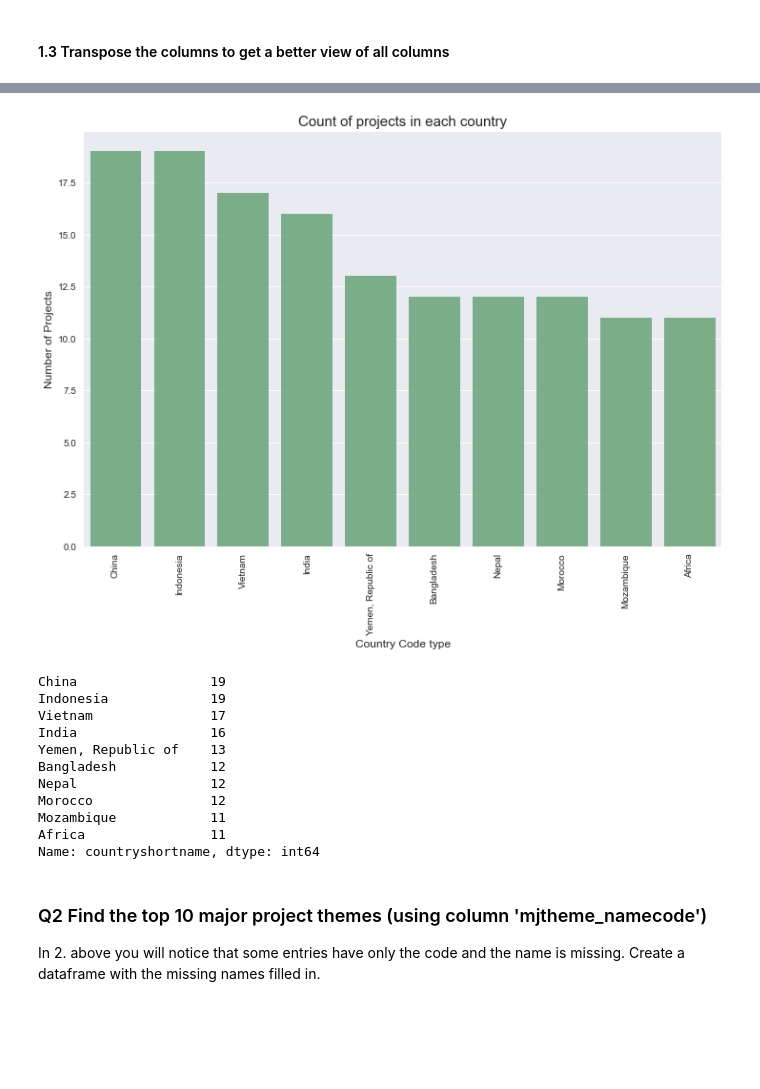
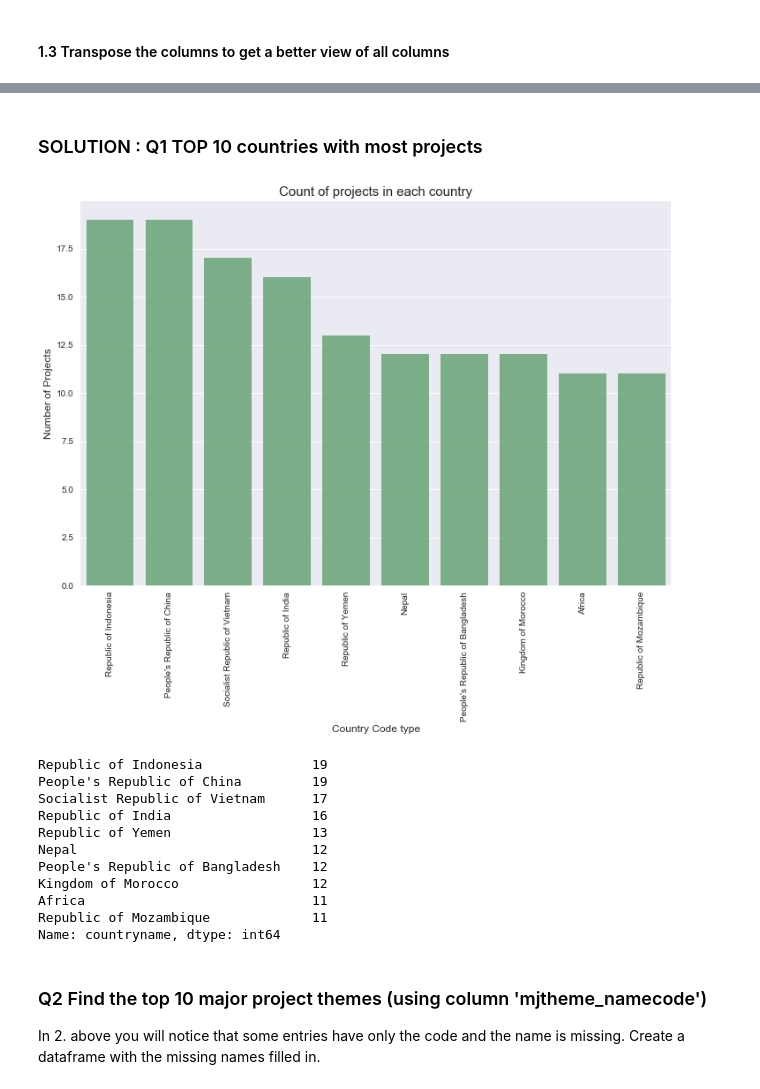
Before and after one commit to krajeshj/SpringBoardSubmissions, a Jupyter notebook: data_wrangling_json/krj_submission_json_exercise.ipynb, the cells around one changed output, grey strips where cells are left out. Cells and saved outputs as stored; diff of their text form; code cells hidden in the pictures; blank space fills up the shorter version.

```diff
--- a/data_wrangling_json/krj_submission_json_exercise.ipynb
+++ b/data_wrangling_json/krj_submission_json_exercise.ipynb
@@ -143,36 +110,38 @@ wbd_df.transpose()
+# %% [markdown]
+###  SOLUTION :  Q1 TOP 10 countries with most projects
 # %%
 # Lets count the country's with most counts - count of projects
 % matplotlib inline
 import numpy as np
 import seaborn as sns
 import matplotlib.pyplot as plt
 color = sns.color_palette()
 
-cnt_proj = wbd_df.countryshortname.value_counts()
+cnt_proj = wbd_df.countryname.value_counts()
 cnt_proj_top_10 = cnt_proj[0:10]
 plt.figure(figsize=(12,8))
 sns.barplot(cnt_proj_top_10.index, cnt_proj_top_10.values, alpha=0.8, color=color[1])
 plt.ylabel('Number of Projects', fontsize=12)
 plt.xlabel('Country Code type', fontsize=12)
 plt.title('Count of projects in each country', fontsize=15)
 plt.xticks(rotation='vertical')
 plt.show()
 # %% [output]
-[figure, old version]
+[figure, new version]
 # %%
 cnt_proj_top_10.head(10)
 # %% [output]
-China                 19
-Indonesia             19
-Vietnam               17
-India                 16
-Yemen, Republic of    13
-Bangladesh            12
-Nepal                 12
-Morocco               12
-Mozambique            11
-Africa                11
-Name: countryshortname, dtype: int64
+Republic of Indonesia              19
+People's Republic of China         19
+Socialist Republic of Vietnam      17
+Republic of India                  16
+Republic of Yemen                  13
+Nepal                              12
+People's Republic of Bangladesh    12
+Kingdom of Morocco                 12
+Africa                             11
+Republic of Mozambique             11
+Name: countryname, dtype: int64
 # %% [markdown]
 ### Q2 Find the top 10 major project themes (using column 'mjtheme_namecode')
 In 2. above you will notice that some entries have only the code and the name is missing. Create a dataframe with the missing names filled in.
```
Also changed, not shown: parts of 11 cells of this notebook.
